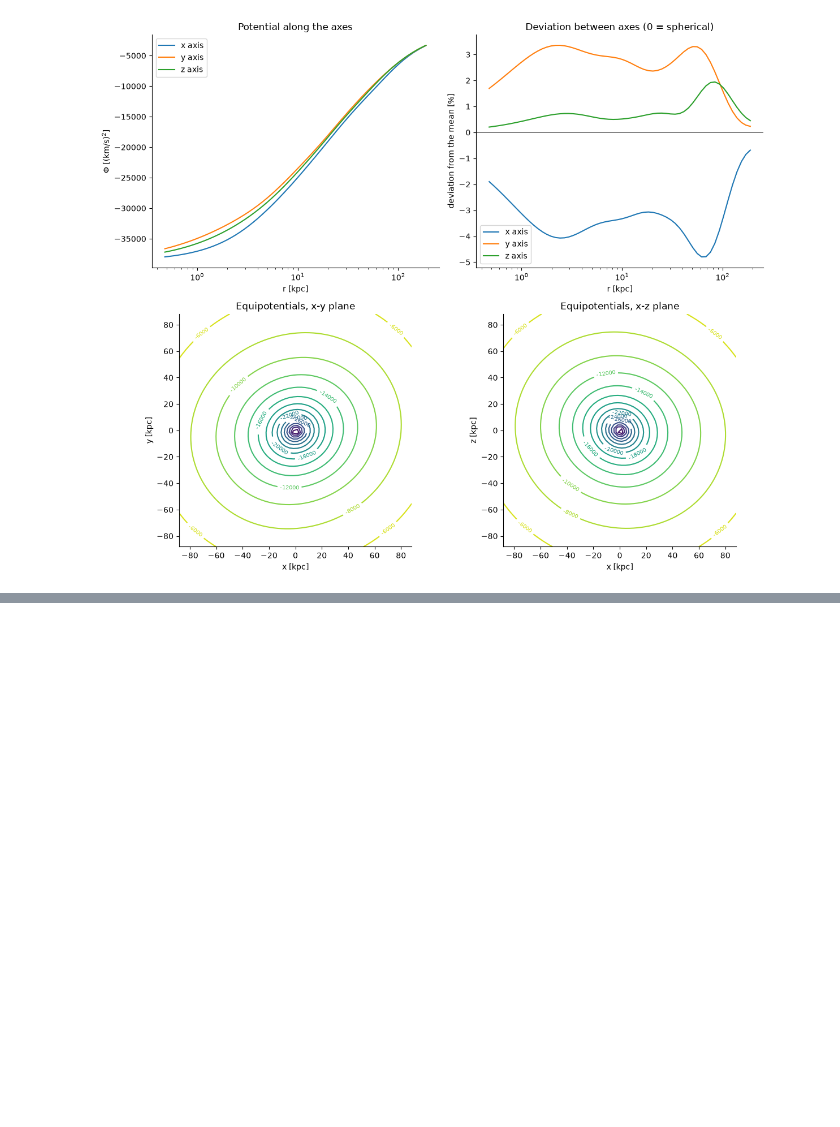
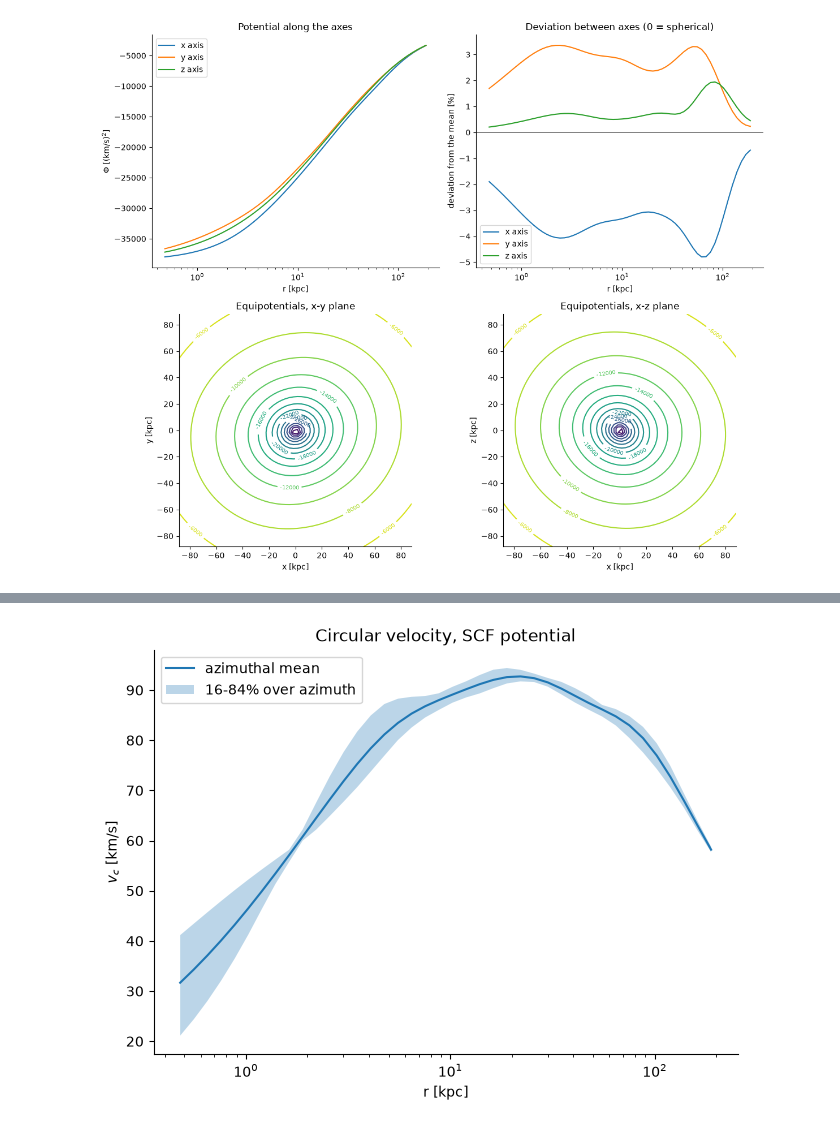
Before and after one commit to luisiee/paa-tana-project, a Jupyter notebook: Phase1_A_assymetric.ipynb, the cells around one changed output, grey strips where cells are left out. Cells and saved outputs as stored; diff of their text form; code cells hidden in the pictures; blank space fills up the shorter version.

```diff
--- a/Phase1_A_assymetric.ipynb
+++ b/Phase1_A_assymetric.ipynb
@@ -55,7 +149,8 @@ def build_SCF(file, N=10, L=4, plot=True):
     # Expansion coefficients from the particles; pos must have shape (3, N_particles)
     Acos, Asin = scf_compute_coeffs_nbody(x_nat.T, N, L, mass=m_nat, a=a_nat)
     pot_scf = SCFPotential(Acos=Acos, Asin=Asin, a=a_nat, ro=ro, vo=vo)
-
+    # Added this before the loop as well, now you can get it without having to plot everything
+    r_ax = np.geomspace(r_part[100], r_part[-1], 60) * u.kpc
     if plot:
         pot_unit = u.km**2 / u.s**2
 
@@ -116,8 +211,8 @@ def build_SCF(file, N=10, L=4, plot=True):
         plt.tight_layout()
         plt.show()
 
-    return pot_scf
+    return pot_scf, r_ax
 
-pot_scf = build_SCF("cutout_188106.hdf5", N=10, L=4)
+pot_scf, r_ax = build_SCF("cutout_188106.hdf5", N=10, L=4)
 # %% [output]
 [figure]
@@ -123,0 +362,57 @@ pot_scf = build_SCF("cutout_188106.hdf5", N=10, L=4)
+# %%
+import numpy as np
+import astropy.units as u
+import matplotlib.pyplot as plt
+from galpy.potential import vcirc
+
+def circular_velocity_scf(pot_scf, r, n_phi=8, plot=True):
+    """
+    Computes the circular velocity v_c(r) of an SCF potential with galpy's vcirc, in the z = 0 plane.
+    The SCF potential is not axisymmetric, so v_c depends on the azimuth. It is computed at 'n_phi'
+    azimuths and averaged.
+
+    Parameters:
+
+    pot_scf : galpy.potential
+              The SCF potential, e.g. from build_SCF
+
+    r : astropy Quantity
+        Radii (kpc) at which to evaluate v_c, within the range covered by the particles
+
+    n_phi : int
+            Number of azimuths (evenly spaced between 0 and 2 pi) to average over
+
+    plot : bool
+           Whether to plot v_c as a function of r
+
+    Returns:
+
+    vc : astropy Quantity
+         The azimuthally averaged circular velocity (km/s) at the radii in 'r'
+
+    """
+    phis = np.linspace(0., 2 * np.pi, n_phi, endpoint=False) * u.rad
+
+    # Circular velocity at every azimuth, shape (n_phi, len(r))
+    vc_phi = np.array([vcirc(pot_scf, r, phi=phi, quantity=True).to_value(u.km / u.s) for phi in phis])
+
+    vc = vc_phi.mean(axis=0) * u.km / u.s
+
+    if plot:
+        plt.semilogx(r.to_value(u.kpc), vc.value, label="azimuthal mean")
+        # Spread between azimuths: it shows the asymmetry of the potential in the plane
+        lo, hi = np.percentile(vc_phi, [16, 84], axis=0)
+        plt.fill_between(r.to_value(u.kpc), lo, hi, alpha=0.3, label="16-84% over azimuth")
+        plt.xlabel("r [kpc]")
+        plt.ylabel(r"$v_c$ [km/s]")
+        plt.title("Circular velocity, SCF potential")
+        plt.legend()
+        plt.show()
+
+    return vc
+
+# For example on the radii of the averaged profiles from plot_scf_potential_density
+r_grid, Phi_mean, rho_mean = plot_scf_potential_density(pot_scf, "cutout_188106.hdf5", plot=False)
+vc_scf = circular_velocity_scf(pot_scf, r_grid)
+# %% [output]
+[figure, added]
```
Also changed, not shown: parts of 5 cells of this notebook.
